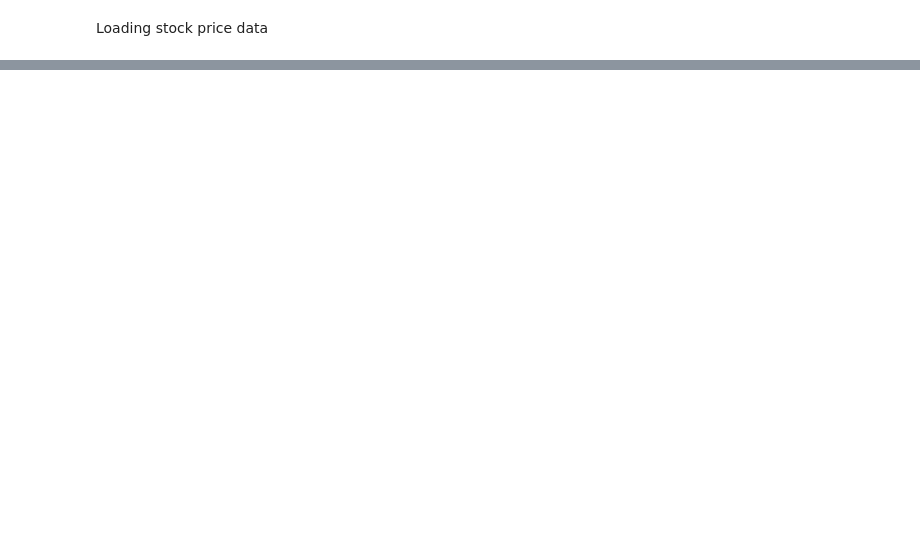
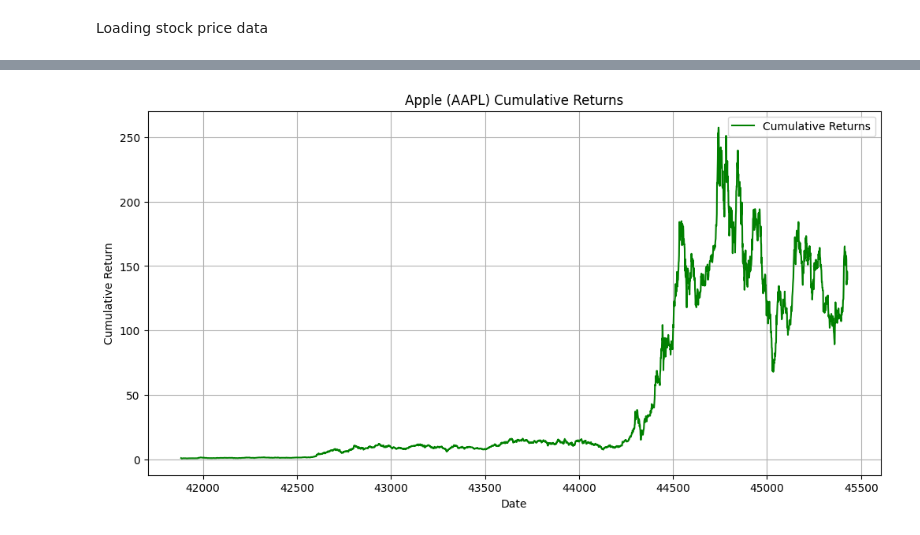
Before and after one commit to AregawiF/financial-news-sentiment-analysis, a Jupyter notebook: notebooks/Quantitative_analysis.ipynb, the cells around one changed output, grey strips where cells are left out. Saved outputs shown, nothing was run; the diff lists cells and outputs as text; code cells hidden in the pictures; blank space fills up the shorter version.

```diff
--- a/notebooks/Quantitative_analysis.ipynb
+++ b/notebooks/Quantitative_analysis.ipynb
@@ -51,0 +148,15 @@ Apple Stock Data:
+# %%
+# Calculate cumulative returns
+cumulative_returns = (1 + daily_returns).cumprod()
+
+# Plot cumulative returns
+plt.figure(figsize=(12, 6))
+plt.plot(cumulative_returns.index, cumulative_returns, label='Cumulative Returns', color='green')
+plt.xlabel('Date')
+plt.ylabel('Cumulative Return')
+plt.title('Apple (AAPL) Cumulative Returns')
+plt.legend()
+plt.grid(True)
+plt.show()
+# %% [output]
+[figure, added]
```
Also changed, not shown: parts of 8 cells of this notebook, 1 other file.
